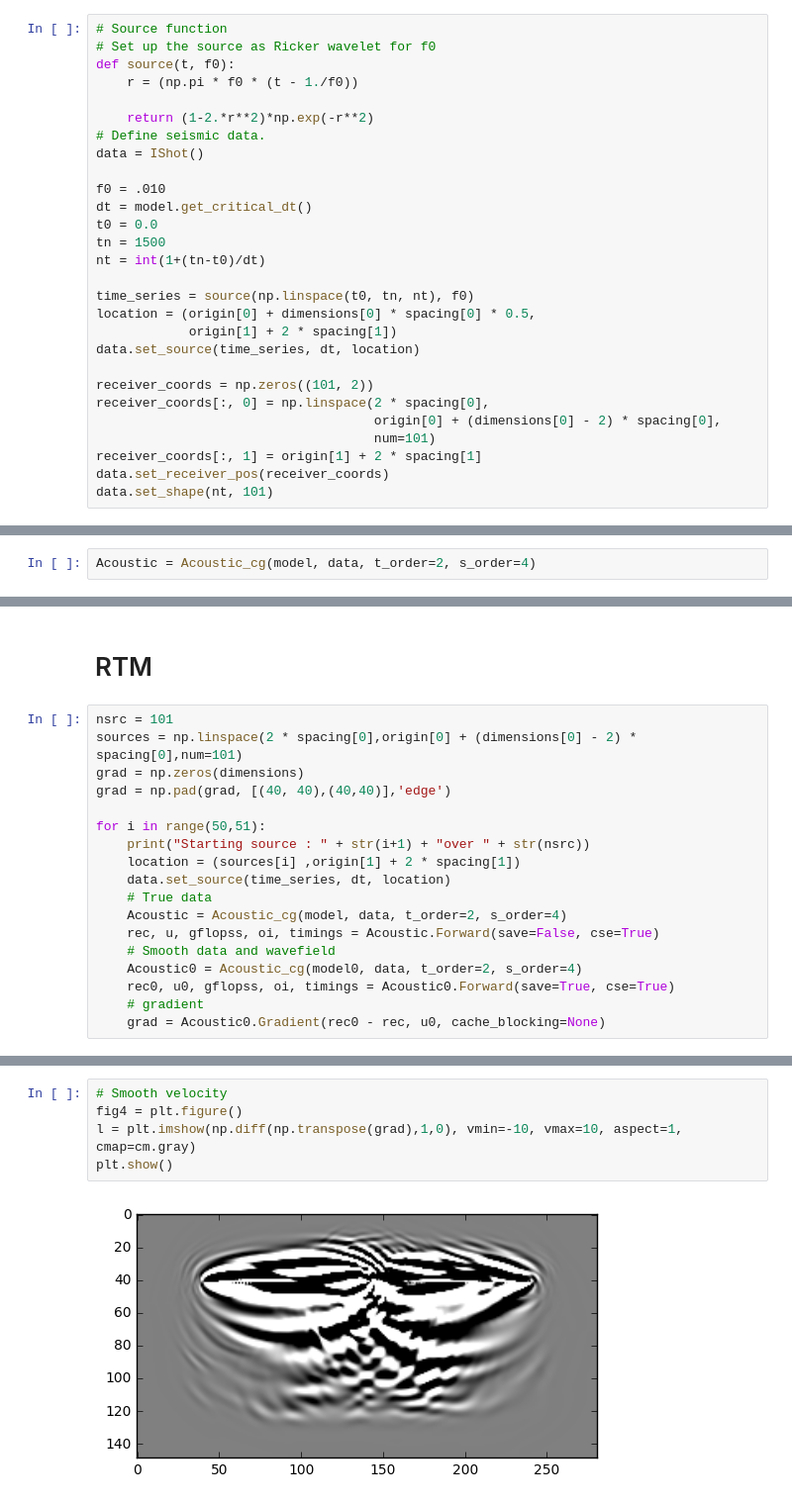
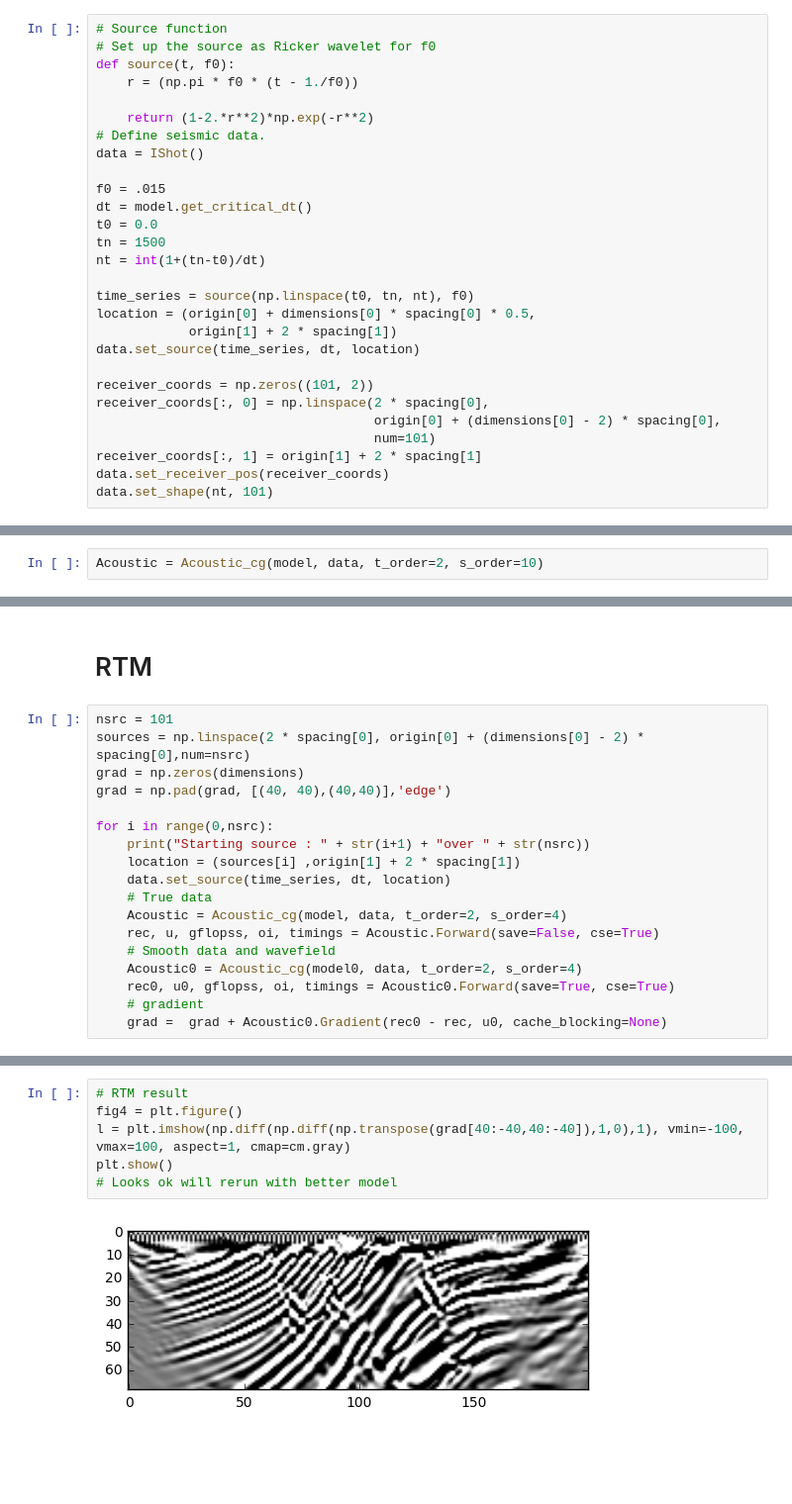
Before and after one commit to xiaocenxiaocen/devito, a Jupyter notebook: examples/acoustic/RTM_example.ipynb, the cells around one changed output, grey strips where cells are left out. Shown at 99% size. Cells and saved outputs as stored; diff of their text form; blank space fills up the shorter version.

Commit message:
all sources

```diff
--- a/examples/acoustic/RTM_example.ipynb
+++ b/examples/acoustic/RTM_example.ipynb
@@ -81,7 +81,7 @@ def source(t, f0):
 # Define seismic data.
 data = IShot()
 
-f0 = .010
+f0 = .015
 dt = model.get_critical_dt()
 t0 = 0.0
 tn = 1500
@@ -102,5 +102,5 @@ data.set_shape(nt, 101)
 # %% [markdown]
 # Shot record
 # %%
-Acoustic = Acoustic_cg(model, data, t_order=2, s_order=4)
+Acoustic = Acoustic_cg(model, data, t_order=2, s_order=10)
 # %% [output]
@@ -131,11 +131,11 @@ plt.show()
 # RTM
 # %%
 nsrc = 101
-sources = np.linspace(2 * spacing[0],origin[0] + (dimensions[0] - 2) * spacing[0],num=101)
+sources = np.linspace(2 * spacing[0], origin[0] + (dimensions[0] - 2) * spacing[0],num=nsrc)
 grad = np.zeros(dimensions)
 grad = np.pad(grad, [(40, 40),(40,40)],'edge')
 
-for i in range(50,51):
+for i in range(0,nsrc):
     print("Starting source : " + str(i+1) + "over " + str(nsrc))
     location = (sources[i] ,origin[1] + 2 * spacing[1])
     data.set_source(time_series, dt, location)
@@ -146,5 +146,5 @@ for i in range(50,51):
     Acoustic0 = Acoustic_cg(model0, data, t_order=2, s_order=4)
     rec0, u0, gflopss, oi, timings = Acoustic0.Forward(save=True, cse=True)
     # gradient
-    grad = Acoustic0.Gradient(rec0 - rec, u0, cache_blocking=None)
+    grad =  grad + Acoustic0.Gradient(rec0 - rec, u0, cache_blocking=None)
 # %% [output]
@@ -170,10 +244,11 @@ GNUCompiler: Compiling /var/folders/z0/tqrtpj3j5lz5vmpm09lx4mbw0000gp/T/devito-5
 # %%
-# Smooth velocity
+# RTM result
 fig4 = plt.figure()
-l = plt.imshow(np.diff(np.transpose(grad),1,0), vmin=-10, vmax=10, aspect=1, cmap=cm.gray)
+l = plt.imshow(np.diff(np.diff(np.transpose(grad[40:-40,40:-40]),1,0),1), vmin=-100, vmax=100, aspect=1, cmap=cm.gray)
 plt.show()
+# Looks ok will rerun with better model
 # %% [output]
-[figure, old version]
+[figure, new version]
 # %%
 # Shot record
 fig5 = plt.figure()
```
Also changed, not shown: parts of 9 cells of this notebook.
